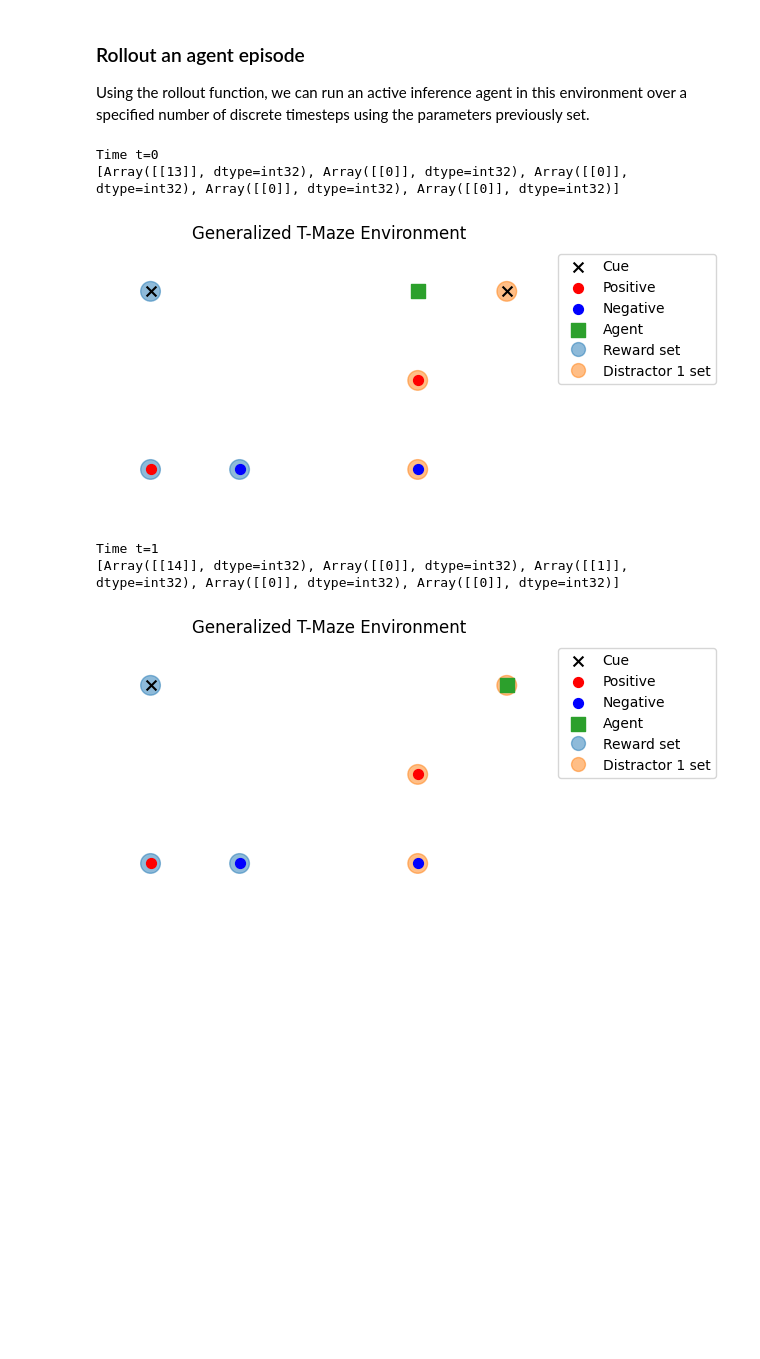
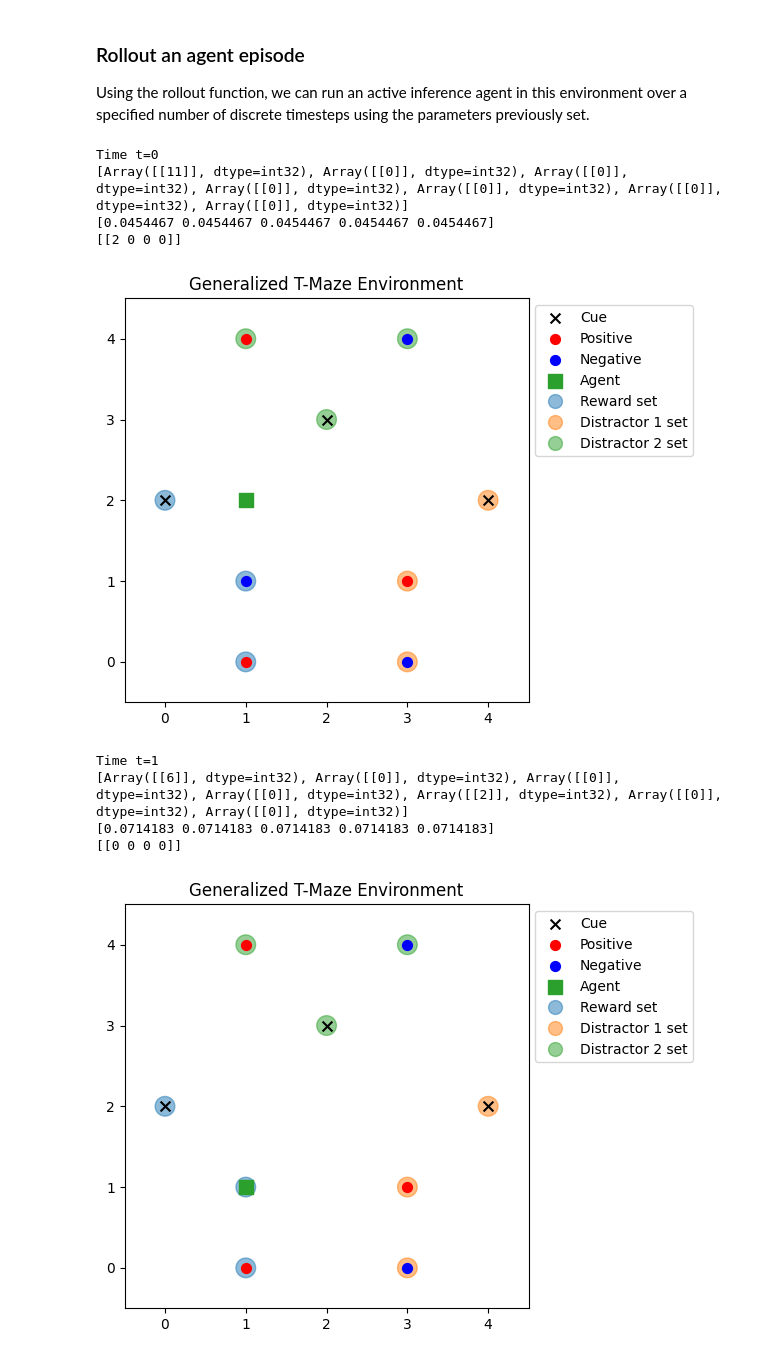
Before and after one commit to infer-actively/pymdp, a Jupyter notebook: examples/generalized_tmaze_demo.ipynb, the cells around one changed output. Cells and saved outputs as stored; diff of their text form; code cells hidden in the pictures; blank space fills up the shorter version.

```diff
--- a/examples/generalized_tmaze_demo.ipynb
+++ b/examples/generalized_tmaze_demo.ipynb
@@ -58,0 +62,22 @@ _ = render(env_info, tmaze_env)
+# %%
+M = np.zeros((5, 5))
+
+# Set the reward locations
+M[0,1] = 4
+M[1,1] = 5
+M[1,3] = 7
+M[0,3] = 8
+M[4,1] = 10
+M[4,3] = 11
+
+# Set the cue locations
+M[2,0] = 3
+M[2,4] = 6
+M[3,2] = 9
+
+# Set the initial position
+M[2,2] = 1
+
+env_info = parse_maze(M)
+tmaze_env = GeneralizedTMazeEnv(env_info)
+_ = render(env_info, tmaze_env)
@@ -68,14 +96,20 @@ B_dependencies = tmaze_env.dependencies["B"]
 
 # [position], [cue], [reward]
 C = [jnp.zeros(a.shape[:2]) for a in A]
-C[2] = C[2].at[1].set(1.0)
+
+rewarding_modality = 2 + env_info["num_cues"]
+#rewarding_modality = -1
+
+C[rewarding_modality] = C[rewarding_modality].at[:,1].set(2.0)
+C[rewarding_modality] = C[rewarding_modality].at[:,2].set(-3.0)
+
 
 D = [jnp.ones(b.shape[:2]) for b in B]
 
 agent = Agent(
     A, B, C, D,
     None, None, None,
-    policy_len=4,
+    policy_len=7,
     A_dependencies=A_dependencies,
     B_dependencies=B_dependencies
 )
@@ -85,34 +119,42 @@ agent = Agent(
 Using the rollout function, we can run an active inference agent in this environment over a specified number of discrete timesteps using the parameters previously set.
 # %%
 key = jr.PRNGKey(0)
-_, info, _ = rollout(agent, tmaze_env, num_timesteps=10, batch_size=1, rng_key=key)
+_, info, _ = rollout(agent, tmaze_env, num_timesteps=15, batch_size=1, rng_key=key)
 # %%
 ims = []
-for t in range(10):
+for t in range(15):
     print(f'Time t={t}')
     obs = jtu.tree_map(lambda x: x[:, t], info['observation'])
     print(obs)
     act = info['action'][:, t, 0]
 
     qpi = info['qpi'][:, t]
+    top5 = qpi[0].argsort()[-5:]
+    print(qpi[0][top5])
+    print(info['action'][:, t])
+
 
     # plt.figure(figsize=(3,3))
     # plt.bar(np.arange(qpi[0].shape[0]), qpi[0])
     # plt.show()
 
     pos_idx = (obs[0][0][0])
 
     p = index_to_position(pos_idx, env_info['maze'].shape)
 
     #env_state = jtu.tree_map(lambda x: print(x.shape), info['env'])
     env_state = jtu.tree_map(lambda x: x[:, t], info['env'])
     ims.append(render(env_info, env_state))
 ims = [np.array(i) for i in ims]
 # %% [output]
 Time t=0
-[Array([[13]], dtype=int32), Array([[0]], dtype=int32), Array([[0]], dtype=int32), Array([[0]], dtype=int32), Array([[0]], dtype=int32)]
+[Array([[11]], dtype=int32), Array([[0]], dtype=int32), Array([[0]], dtype=int32), Array([[0]], dtype=int32), Array([[0]], dtype=int32), Array([[0]], dtype=int32), Array([[0]], dtype=int32)]
+[0.0454467 0.0454467 0.0454467 0.0454467 0.0454467]
+[[2 0 0 0]]
-[figure, old version]
+[figure, new version]
 Time t=1
-[Array([[14]], dtype=int32), Array([[0]], dtype=int32), Array([[1]], dtype=int32), Array([[0]], dtype=int32), Array([[0]], dtype=int32)]
+[Array([[6]], dtype=int32), Array([[0]], dtype=int32), Array([[0]], dtype=int32), Array([[0]], dtype=int32), Array([[2]], dtype=int32), Array([[0]], dtype=int32), Array([[0]], dtype=int32)]
+[0.0714183 0.0714183 0.0714183 0.0714183 0.0714183]
+[[0 0 0 0]]
-[figure, old version]
+[figure, new version]
 Time t=2
```
Also changed, not shown: parts of 4 cells of this notebook, 2 other files.
